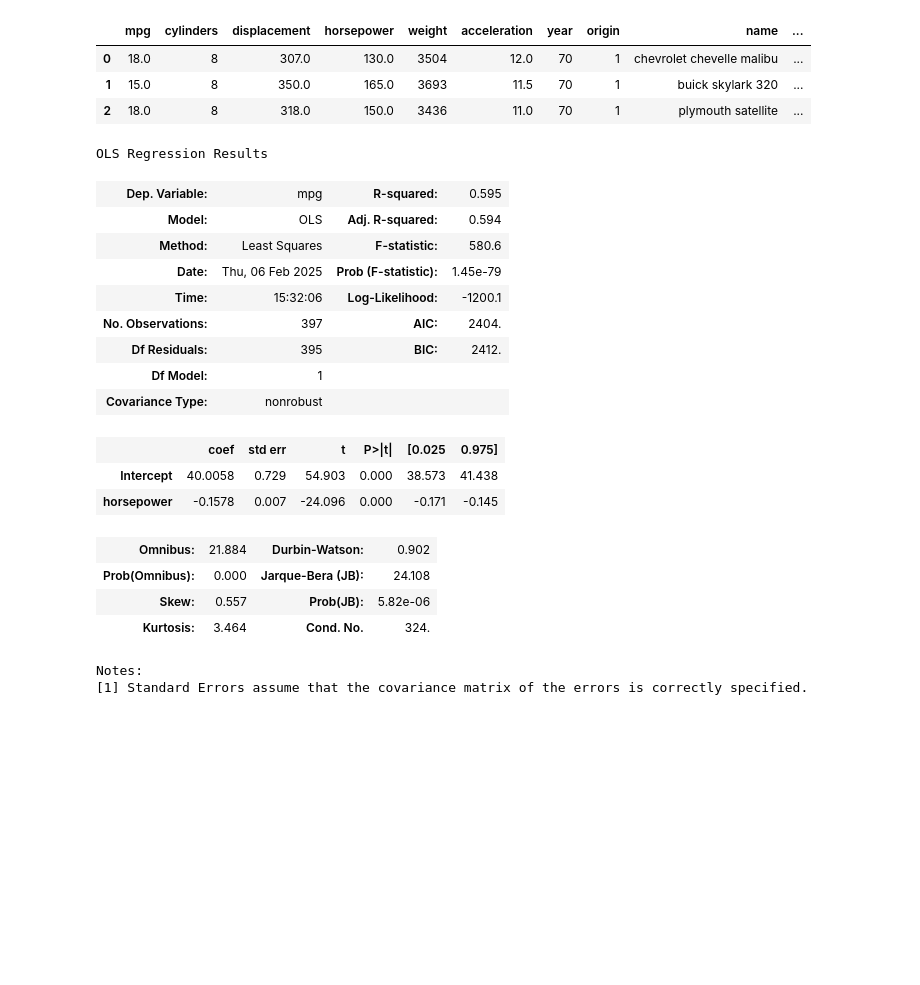
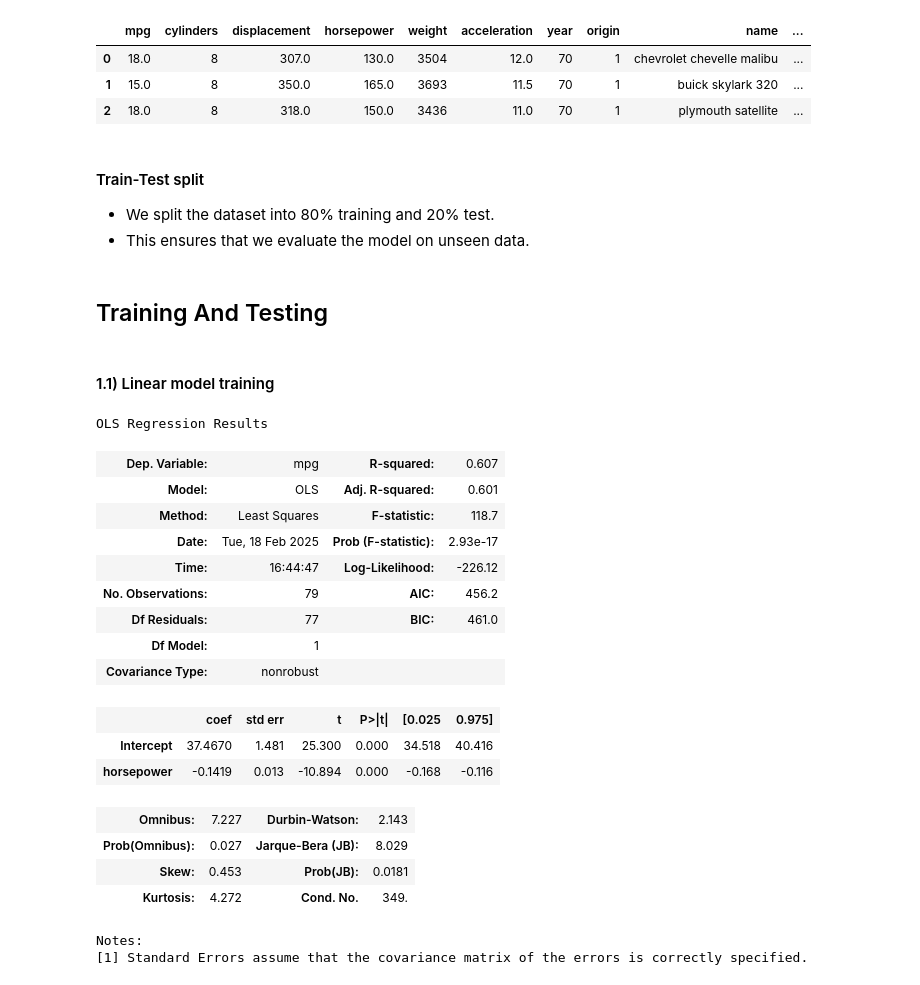
Before and after one commit to vincenzorrei/EDU-LinearRegression, a Jupyter notebook: auto.ipynb, the cells around one changed output. Drawn from its saved outputs; the diff is of its cells as text; code cells hidden in the pictures; blank space fills up the shorter version.

```diff
--- a/auto.ipynb
+++ b/auto.ipynb
@@ -52,27 +53,38 @@ auto.head(3)
 | 0 | 18.0 | 8 | 307.0 | 130.0 | 3504 | 12.0 | 70 | 1 | chevrolet chevelle malibu | ... |
 | 1 | 15.0 | 8 | 350.0 | 165.0 | 3693 | 11.5 | 70 | 1 | buick skylark 320 | ... |
 | 2 | 18.0 | 8 | 318.0 | 150.0 | 3436 | 11.0 | 70 | 1 | plymouth satellite | ... |
+# %% [markdown]
+#### Train-Test split
+- We split the dataset into 80% training and 20% test.
+- This ensures that we evaluate the model on unseen data.
+# %%
+# Split the data into training and test sets
+train, test = train_test_split(auto, test_size=0.8, random_state=1)
+# %% [markdown]
+## Training And Testing
+# %% [markdown]
+#### 1.1) Linear model training
 # %%
 # Parameters estimation with statsmodels of a quadratic term and the linear term
-est = smf.ols('mpg ~ horsepower', auto).fit()
-est.summary()
+linear_model = smf.ols('mpg ~ horsepower', train).fit()
+linear_model.summary()
 # %% [output]
 OLS Regression Results
-| Dep. Variable: | mpg | R-squared: | 0.595 |
-| Model: | OLS | Adj. R-squared: | 0.594 |
-| Method: | Least Squares | F-statistic: | 580.6 |
-| Date: | Thu, 06 Feb 2025 | Prob (F-statistic): | 1.45e-79 |
-| Time: | 15:32:06 | Log-Likelihood: | -1200.1 |
-| No. Observations: | 397 | AIC: | 2404. |
-| Df Residuals: | 395 | BIC: | 2412. |
+| Dep. Variable: | mpg | R-squared: | 0.607 |
+| Model: | OLS | Adj. R-squared: | 0.601 |
+| Method: | Least Squares | F-statistic: | 118.7 |
+| Date: | Tue, 18 Feb 2025 | Prob (F-statistic): | 2.93e-17 |
+| Time: | 16:44:47 | Log-Likelihood: | -226.12 |
+| No. Observations: | 79 | AIC: | 456.2 |
+| Df Residuals: | 77 | BIC: | 461.0 |
 | Df Model: | 1 |  |  |
 | Covariance Type: | nonrobust |  |  |
 |  | coef | std err | t | P>|t| | [0.025 | 0.975] |
-| Intercept | 40.0058 | 0.729 | 54.903 | 0.000 | 38.573 | 41.438 |
-| horsepower | -0.1578 | 0.007 | -24.096 | 0.000 | -0.171 | -0.145 |
+| Intercept | 37.4670 | 1.481 | 25.300 | 0.000 | 34.518 | 40.416 |
+| horsepower | -0.1419 | 0.013 | -10.894 | 0.000 | -0.168 | -0.116 |
-| Omnibus: | 21.884 | Durbin-Watson: | 0.902 |
-| Prob(Omnibus): | 0.000 | Jarque-Bera (JB): | 24.108 |
-| Skew: | 0.557 | Prob(JB): | 5.82e-06 |
-| Kurtosis: | 3.464 | Cond. No. | 324. |
+| Omnibus: | 7.227 | Durbin-Watson: | 2.143 |
+| Prob(Omnibus): | 0.027 | Jarque-Bera (JB): | 8.029 |
+| Skew: | 0.453 | Prob(JB): | 0.0181 |
+| Kurtosis: | 4.272 | Cond. No. | 349. |
 Notes:
 [1] Standard Errors assume that the covariance matrix of the errors is correctly specified.
```
Also changed, not shown: parts of 15 cells of this notebook.
